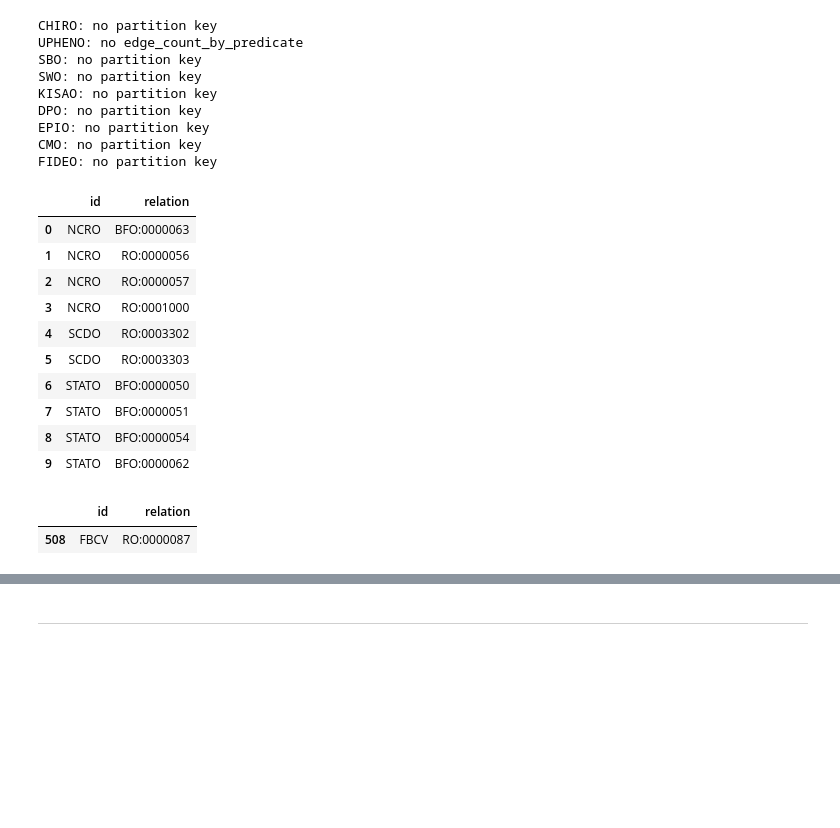
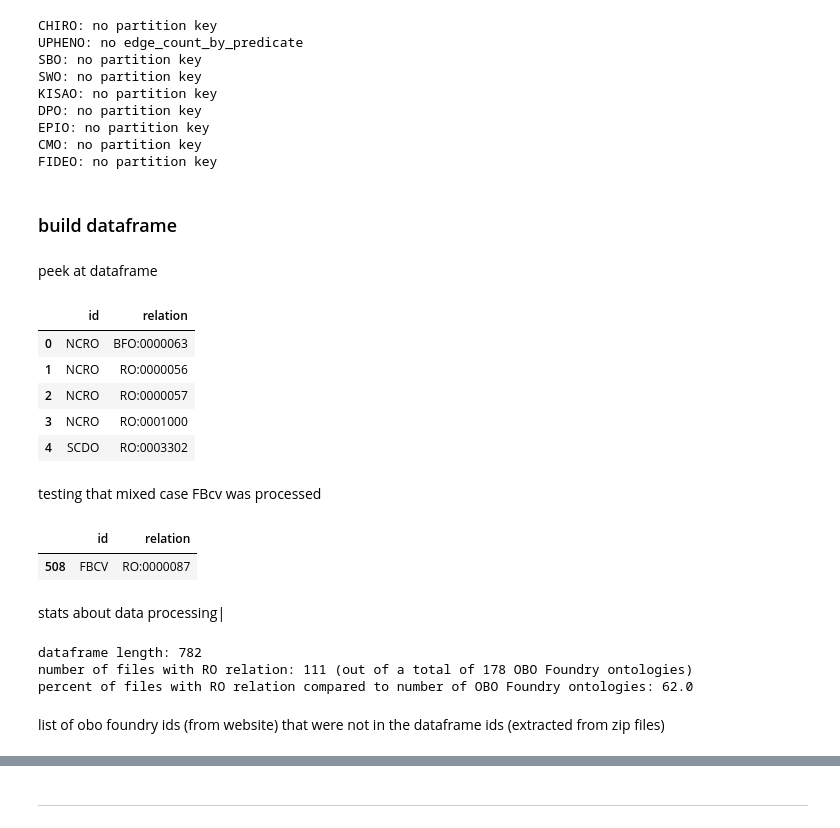
Before and after one commit to oborel/obo-relations, a Jupyter notebook: src/ontology/2023_ro_paper/obo_ro_usage.ipynb, the cells around one changed output, grey strips where cells are left out. Cells and saved outputs as stored; diff of their text form; code cells hidden in the pictures; blank space fills up the shorter version.

```diff
--- a/src/ontology/2023_ro_paper/obo_ro_usage.ipynb
+++ b/src/ontology/2023_ro_paper/obo_ro_usage.ipynb
@@ -101,23 +144,40 @@ DPO: no partition key
 EPIO: no partition key
 CMO: no partition key
 FIDEO: no partition key
+# %% [markdown]
+### build dataframe
 # %%
 df = pds.concat(dfs, ignore_index=True)
-df.head(10)
-# %% [output]
-|  | id | relation |
-| 0 | NCRO | BFO:0000063 |
-| 1 | NCRO | RO:0000056 |
-| 2 | NCRO | RO:0000057 |
-| 3 | NCRO | RO:0001000 |
-| 4 | SCDO | RO:0003302 |
-| 5 | SCDO | RO:0003303 |
-| 6 | STATO | BFO:0000050 |
-| 7 | STATO | BFO:0000051 |
-| 8 | STATO | BFO:0000054 |
-| 9 | STATO | BFO:0000062 |
+# %% [markdown]
+peek at dataframe
+# %%
+df.head()
+# %% [output]
+|  | id | relation |
+| 0 | NCRO | BFO:0000063 |
+| 1 | NCRO | RO:0000056 |
+| 2 | NCRO | RO:0000057 |
+| 3 | NCRO | RO:0001000 |
+| 4 | SCDO | RO:0003302 |
+# %% [markdown]
+testing that mixed case FBcv was processed
 # %%
 df.query("id == 'FBCV'")
 # %% [output]
 |  | id | relation |
 | 508 | FBCV | RO:0000087 |
+# %% [markdown]
+stats about data processing|
+# %%
+print(f'dataframe length: {len(df)}')
+
+unique_df_ids = df["id"].unique()
+num_unique_df_ids = len(unique_df_ids)
+print(f'number of files with RO relation: {num_unique_df_ids} (out of a total of {num_obo_files} OBO Foundry ontologies)')
+print(f'percent of files with RO relation compared to number of OBO Foundry ontologies: {round(num_unique_df_ids/num_obo_files, 2) * 100}')
+# %% [output]
+dataframe length: 782
+number of files with RO relation: 111 (out of a total of 178 OBO Foundry ontologies)
+percent of files with RO relation compared to number of OBO Foundry ontologies: 62.0
+# %% [markdown]
+list of obo foundry ids (from website) that were not in the dataframe ids (extracted from zip files)
```
Also changed, not shown: parts of 23 cells of this notebook, 1 other file.
